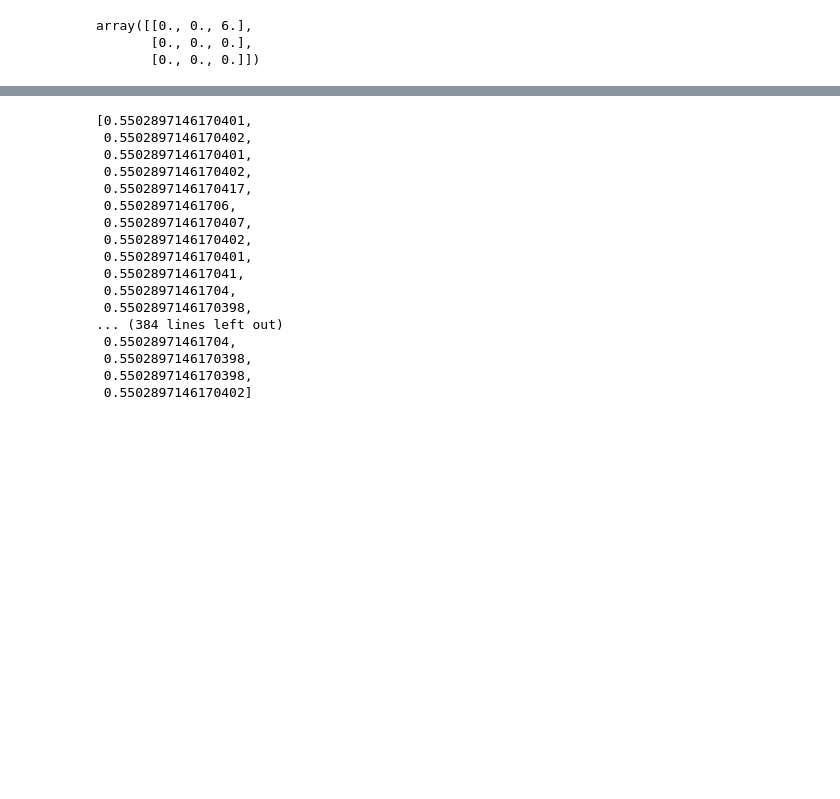
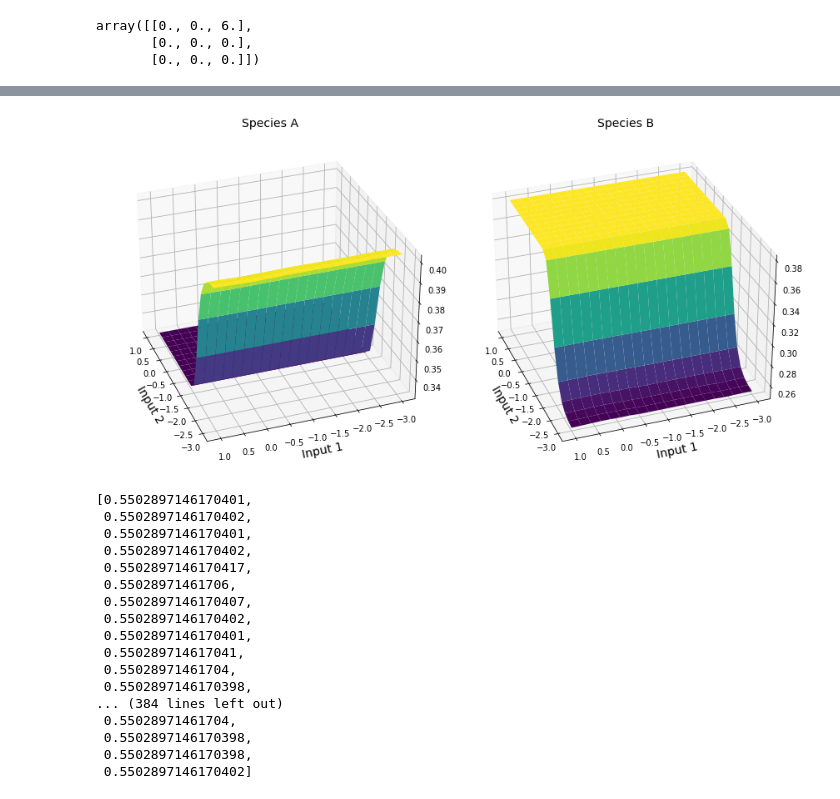
Before and after one commit to csfloyd/GlycanAnalysis, a Jupyter notebook: Python/analyze_data.ipynb, the cells around one changed output, grey strips where cells are left out. Drawn from its saved outputs; the diff is of its cells as text; code cells hidden in the pictures; blank space fills up the shorter version.

```diff
--- a/Python/analyze_data.ipynb
+++ b/Python/analyze_data.ipynb
@@ -341,3 +341,92 @@ plt.show()
+# %%
+from scipy.interpolate import griddata
+from matplotlib import cm
+
+network_index = 13
+
+l0_list = data_logger.network_data[network_index]['l0_list']
+C_full_list = data_logger.network_data[network_index]['C_full_list']
+
+l0_x = np.array([l0[0] for l0 in l0_list])
+l0_y = np.array([l0[1] for l0 in l0_list])
+
+# Get number of species from first C_full entry
+n_species = C_full_list[0].shape[0]
+
+# Calculate number of rows/cols needed for subplots
+n_rows = int(np.ceil(np.sqrt(n_species)))
+n_cols = int(np.ceil(n_species / n_rows))
+
+# Create 3D figure with subplots
+fig = plt.figure(figsize=(12,6))
+
+names = ["A","B"]
+for i, C_ind in enumerate([6,7]):
+    # Get log concentrations for this species
+    # C_data = [np.log10(C_full_list[i][C_ind]) for j in range(len(C_full_list))]
+    C_data = [C_full_list[j][C_ind] for j in range(len(C_full_list))]
+
+    # Create 3D subplot in 2x2 grid
+    ax = fig.add_subplot(1, 2, i+1, projection='3d')
+
+
+    # Create meshgrid for 3D surface
+    X, Y = np.meshgrid(np.unique(l0_x), np.unique(l0_y))
+    Z = np.array(C_data).reshape(X.shape)
+
+
+    # Take the log of the coordinates
+    log_X = np.log10(X)
+    log_Y = np.log10(Y)
+
+    # Create finer interpolation grid in log space
+    # Determine the range of your log-transformed data
+    log_x_min, log_x_max = log_X.min(), log_X.max()
+    log_y_min, log_y_max = log_Y.min(), log_Y.max()
+
+    # Create finer grid (adjust the number of points as needed)
+    n_points_x = 20  # Increase this for finer interpolation
+    n_points_y = 20
+
+    # Generate uniform linear-spaced points in log space
+    log_x_fine = np.linspace(log_x_min, log_x_max, n_points_x)
+    log_y_fine = np.linspace(log_y_min, log_y_max, n_points_y)
+
+    # Create the fine meshgrid
+    log_X_fine, log_Y_fine = np.meshgrid(log_x_fine, log_y_fine)
+
+    # Prepare data for interpolation
+    # Flatten the log-transformed data points
+    points = np.column_stack((log_X.ravel(), log_Y.ravel()))
+    values = Z.ravel()
+
+    # Do linear interpolation on the log-transformed data
+    Z_fine = griddata(points, values, (log_X_fine, log_Y_fine), method='linear')
+    #my_col = cm.jet(Z_fine/np.amax(Z_fine))
+
+    # Plot the interpolated surface
+    surf = ax.plot_surface(log_X_fine, log_Y_fine, Z_fine,  cmap='viridis')
+
+    # Set viewpoint
+    ax.view_init(elev=30, azim=160)
+
+    fs = 14
+    ax.set_facecolor('white')
+    ax.set_xlabel('Input 2', fontsize=fs)
+    ax.set_ylabel('Input 1', fontsize=fs)
+    #ax.set_zlabel('C', fontsize=fs)
+    # ax.set_xscale('log')
+    # ax.set_yscale('log')
+    #ax.set_zlim(0, 1)
+    ax.set_title(f'Species {names[i]}', fontsize=fs)
+
+    # Add colorbar
+    #fig.colorbar(surf, ax=ax, shrink=0.5)
+
+plt.tight_layout()
+plt.show()
+# %% [output]
+[figure, added]
 # %%
 [C_full_list[j][6] for j in range(len(C_full_list))]
 # %% [output]
```
Also changed, not shown: parts of 7 cells of this notebook, 10 other files.
